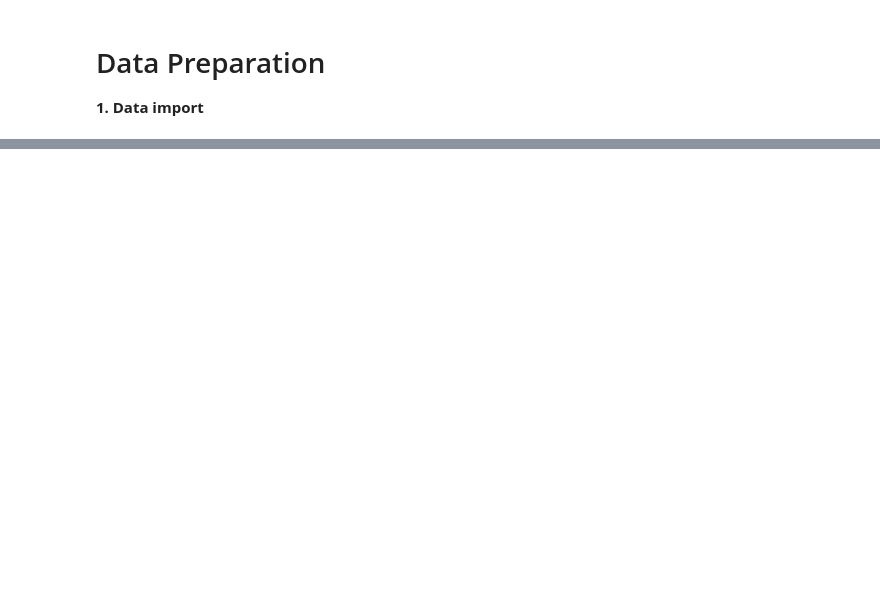
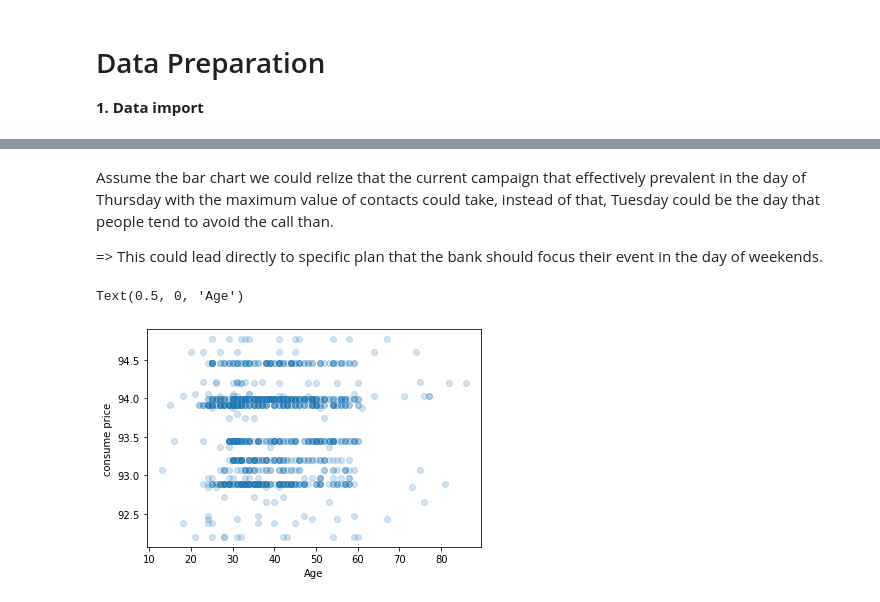
Before and after one commit to thinhsuy/Data_cleansing_summarising, a Jupyter notebook: myjob.ipynb, the cells around one changed output, grey strips where cells are left out. Drawn from its saved outputs; the diff is of its cells as text; code cells hidden in the pictures; blank space fills up the shorter version.

```diff
--- a/myjob.ipynb
+++ b/myjob.ipynb
@@ -191,0 +84,14 @@ df
+# %% [markdown]
+Assume the bar chart we could relize that the current campaign that effectively prevalent in the day of Thursday with the maximum value of contacts could take, instead of that, Tuesday could be the day that people tend to avoid the call than.
+
+=> This could lead directly to specific plan that the bank should focus their event in the day of weekends.
+# %%
+x = list(df['age'])
+y = list(df['cons.price.idx'])
+rg = len(x)//4
+plt.scatter(x[:rg], y[:rg], alpha=0.2, cmap='viridis')
+plt.ylabel("consume price")
+plt.xlabel("Age")
+# %% [output]
+Text(0.5, 0, 'Age')
+[figure, added]
```
Also changed, not shown: parts of 28 cells of this notebook.
